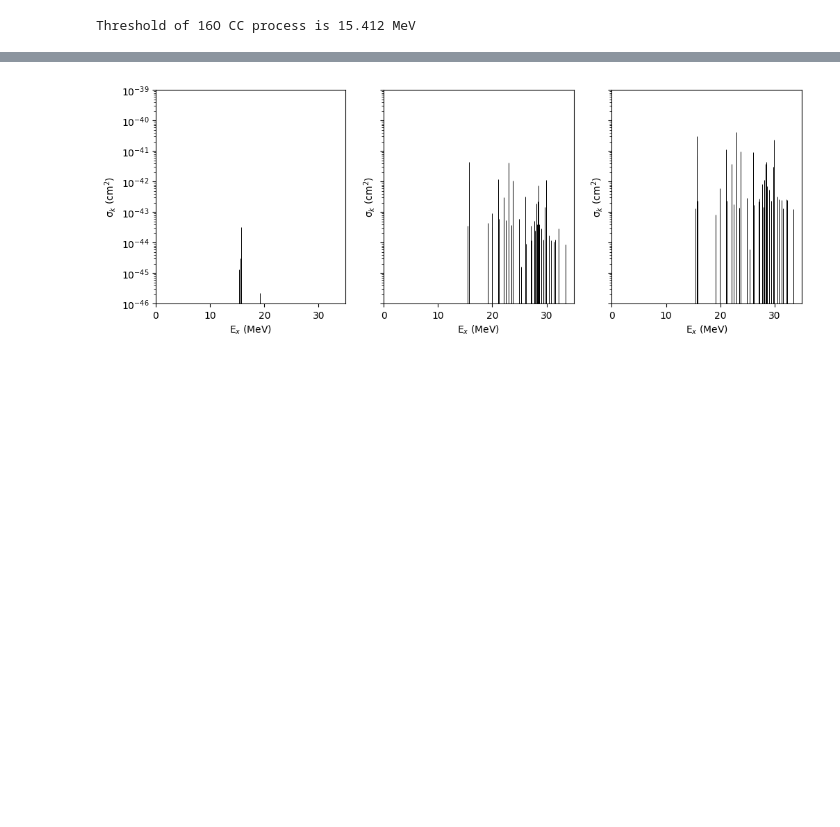
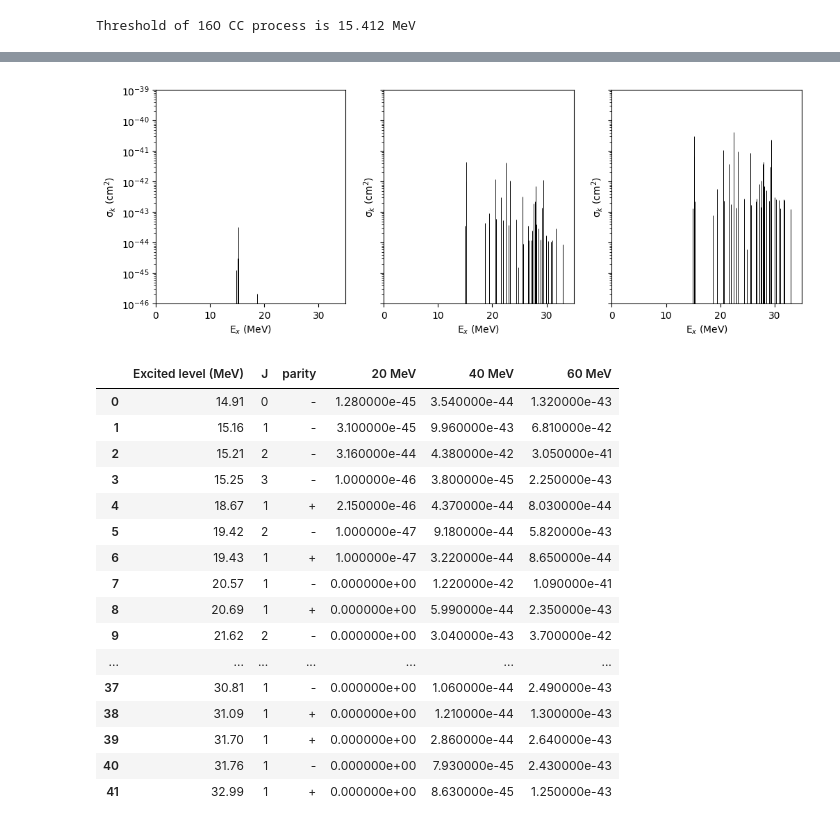
Before and after one commit to schedges/pyNEWTON, a Jupyter notebook: NuOGen.ipynb, the cells around one changed output, grey strips where cells are left out. Drawn from its saved outputs; the diff is of its cells as text; code cells hidden in the pictures; blank space fills up the shorter version.

```diff
--- a/NuOGen.ipynb
+++ b/NuOGen.ipynb
@@ -85,7 +99,11 @@ def loadNazakatoData(fname):
         if len(lineParts)==6:
           excitedLevels_MeV.append(float(lineParts[0]))
           excitedLevels_J.append(int(lineParts[1]))
-          excitedLevels_parity.append(int(lineParts[2]))
+          if lineParts[2]=="1":
+            parity = "-"
+          else:
+            parity = "+"
+          excitedLevels_parity.append(parity)
           excitedXS_20MeV.append(float(lineParts[3]))
           excitedXS_40MeV.append(float(lineParts[4]))
           excitedXS_60MeV.append(float(lineParts[5]))
@@ -98,37 +116,65 @@ def loadNazakatoData(fname):
 
   return excitedLevels_MeV,excitedLevels_J,excitedLevels_parity,excitedXS_20MeV,excitedXS_40MeV,excitedXS_60MeV
 
 excitedLevels_MeV,excitedLevels_J,excitedLevels_parity,excitedXS_20MeV,excitedXS_40MeV,excitedXS_60MeV = loadNazakatoData(partial_xs_name)
 
 #Make 3 plots of xs vs. excitation energy
 fig,ax = plt.subplots(1,3, figsize=(12,4), sharey=True)
-Exs_MeV = excitedLevels_MeV + threshold
 
 mask = excitedXS_20MeV > 0
-ax[0].vlines(Exs_MeV[mask], 1e-46, excitedXS_20MeV[mask],color="k",lw=0.7)
+ax[0].vlines(excitedLevels_MeV[mask], 1e-46, excitedXS_20MeV[mask],color="k",lw=0.7)
 mask = excitedXS_40MeV > 0
-ax[1].vlines(Exs_MeV[mask], 1e-46, excitedXS_40MeV[mask],color="k",lw=0.7)
+ax[1].vlines(excitedLevels_MeV[mask], 1e-46, excitedXS_40MeV[mask],color="k",lw=0.7)
 mask = excitedXS_60MeV > 0
-ax[2].vlines(Exs_MeV[mask], 1e-46, excitedXS_60MeV[mask],color="k",lw=0.7)
+ax[2].vlines(excitedLevels_MeV[mask], 1e-46, excitedXS_60MeV[mask],color="k",lw=0.7)
 
 plt.yscale("log")
 ax[0].set_xlim(0,35)
 ax[0].set_xlabel("E$_x$ (MeV)")
 ax[0].set_ylabel(chr(963)+"$_k$ (cm$^2$)")
 ax[0].set_ylim(1e-46,1e-39)
 
 ax[1].set_xlim(0,35)
 ax[1].set_xlabel("E$_x$ (MeV)")
 ax[1].set_ylabel(chr(963)+"$_k$ (cm$^2$)")
 ax[1].set_ylim(1e-46,1e-39)
 
 ax[2].set_xlim(0,35)
 ax[2].set_xlabel("E$_x$ (MeV)")
 ax[2].set_ylabel(chr(963)+"$_k$ (cm$^2$)")
 ax[2].set_ylim(1e-46,1e-39)
 plt.show()
+
+
+df = pd.DataFrame({
+    "Excited level (MeV)": excitedLevels_MeV,
+    "J": excitedLevels_J,
+    "parity": excitedLevels_parity,
+    "20 MeV": excitedXS_20MeV,
+    "40 MeV": excitedXS_40MeV,
+    "60 MeV": excitedXS_60MeV,
+})
+
+df
 # %% [output]
 [figure]
+|  | Excited level (MeV) | J | parity | 20 MeV | 40 MeV | 60 MeV |
+| 0 | 14.91 | 0 | - | 1.280000e-45 | 3.540000e-44 | 1.320000e-43 |
+| 1 | 15.16 | 1 | - | 3.100000e-45 | 9.960000e-43 | 6.810000e-42 |
+| 2 | 15.21 | 2 | - | 3.160000e-44 | 4.380000e-42 | 3.050000e-41 |
+| 3 | 15.25 | 3 | - | 1.000000e-46 | 3.800000e-45 | 2.250000e-43 |
+| 4 | 18.67 | 1 | + | 2.150000e-46 | 4.370000e-44 | 8.030000e-44 |
+| 5 | 19.42 | 2 | - | 1.000000e-47 | 9.180000e-44 | 5.820000e-43 |
+| 6 | 19.43 | 1 | + | 1.000000e-47 | 3.220000e-44 | 8.650000e-44 |
+| 7 | 20.57 | 1 | - | 0.000000e+00 | 1.220000e-42 | 1.090000e-41 |
+| 8 | 20.69 | 1 | + | 0.000000e+00 | 5.990000e-44 | 2.350000e-43 |
+| 9 | 21.62 | 2 | - | 0.000000e+00 | 3.040000e-43 | 3.700000e-42 |
+| ... | ... | ... | ... | ... | ... | ... |
+| 37 | 30.81 | 1 | - | 0.000000e+00 | 1.060000e-44 | 2.490000e-43 |
+| 38 | 31.09 | 1 | + | 0.000000e+00 | 1.210000e-44 | 1.300000e-43 |
+| 39 | 31.70 | 1 | + | 0.000000e+00 | 2.860000e-44 | 2.640000e-43 |
+| 40 | 31.76 | 1 | - | 0.000000e+00 | 7.930000e-45 | 2.430000e-43 |
+| 41 | 32.99 | 1 | + | 0.000000e+00 | 8.630000e-45 | 1.250000e-43 |
 # %%
 #Solve for coefficients
 def solveCoeffs(excitedLevels_MeV,excitedXS_20MeV,excitedXS_40MeV,excitedXS_60MeV):
```
Also changed, not shown: parts of 6 cells of this notebook.
